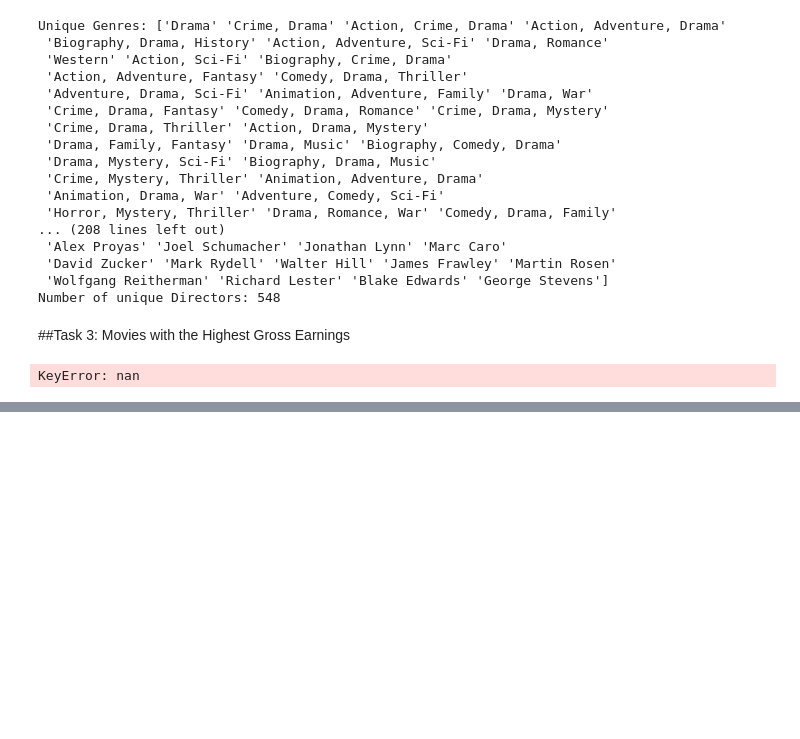
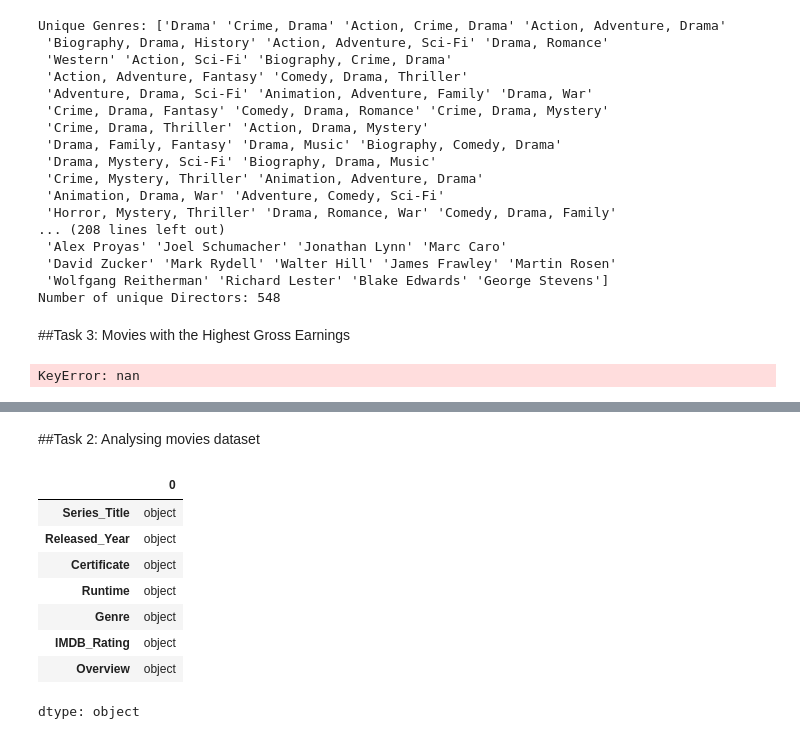
Before and after one commit to csiyu0962-collab/Programming-for-business-application-, a Jupyter notebook: Programming_week_8_seminar_.ipynb, the cells around one changed output, grey strips where cells are left out. Saved outputs shown, nothing was run; the diff lists cells and outputs as text; code cells hidden in the pictures; blank space fills up the shorter version.

```diff
--- a/Programming_week_8_seminar_.ipynb
+++ b/Programming_week_8_seminar_.ipynb
@@ -325,0 +428,14 @@ KeyError: nan
+# %% [markdown]
+##Task 2: Analysing movies dataset
+# %%
+dataframe.dtypes
+# %% [output]
+|  | 0 |
+| Series_Title | object |
+| Released_Year | object |
+| Certificate | object |
+| Runtime | object |
+| Genre | object |
+| IMDB_Rating | object |
+| Overview | object |
+dtype: object
```
Also changed, not shown: parts of 23 cells of this notebook.
